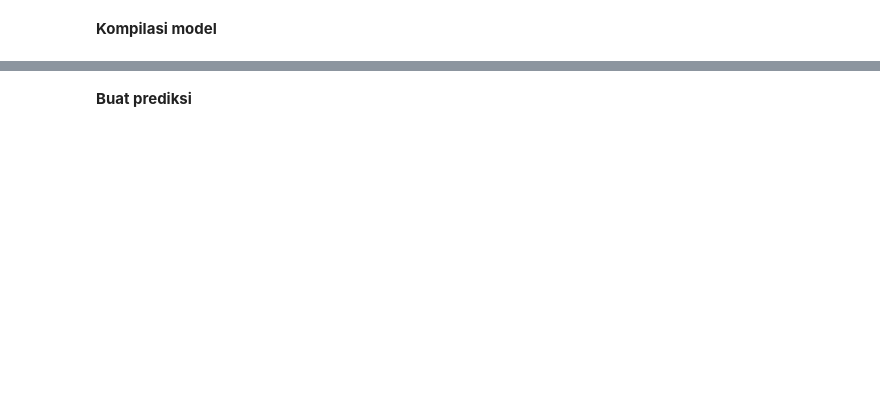
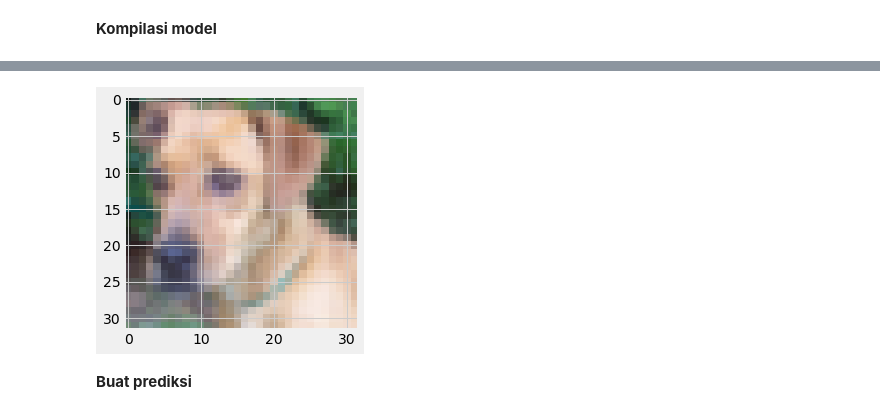
Before and after one commit to fwaskito/uas-pm-gasal_22_23, a Jupyter notebook: 185314098.ipynb, the cells around one changed output, grey strips where cells are left out. Cells and saved outputs as stored; diff of their text form; code cells hidden in the pictures; blank space fills up the shorter version.

```diff
--- a/185314098.ipynb
+++ b/185314098.ipynb
@@ -273,8 +357,11 @@ img = plt.imshow(new_image)
 # %%
-# Transformasi ukuran (shape) citra dilakukan untuk
-# menyesuaikan input layer pada model
 from skimage.transform import resize
+# Ubah ukuran citra sehingga sesuai dengan input layer pada model
 resized_image = resize(new_image, (32, 32, 3))
+
+img = plt.imshow(resized_image)
+# %% [output]
+[figure, added]
 # %% [markdown]
 **Buat prediksi**
 # %%
```
Also changed, not shown: parts of 67 cells of this notebook.
